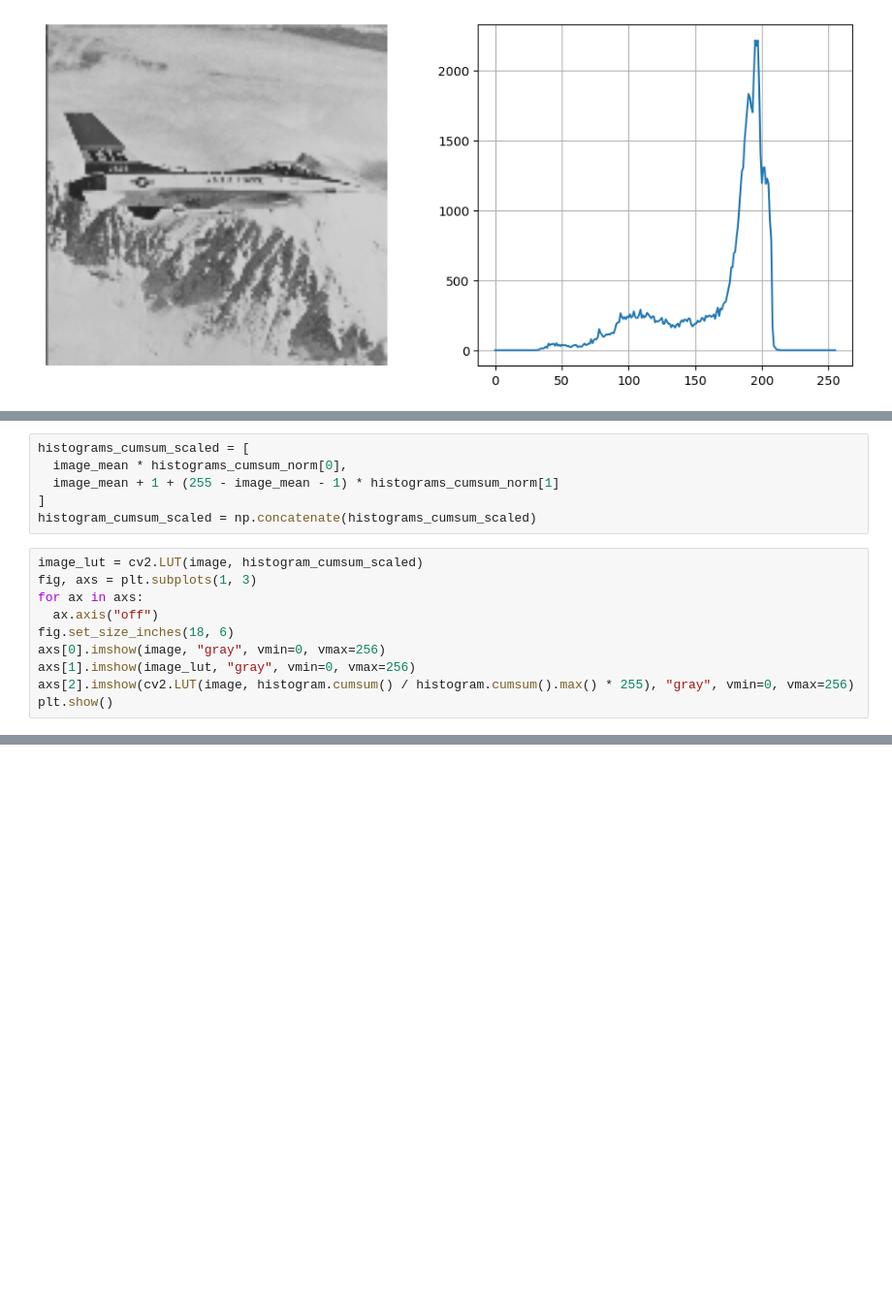
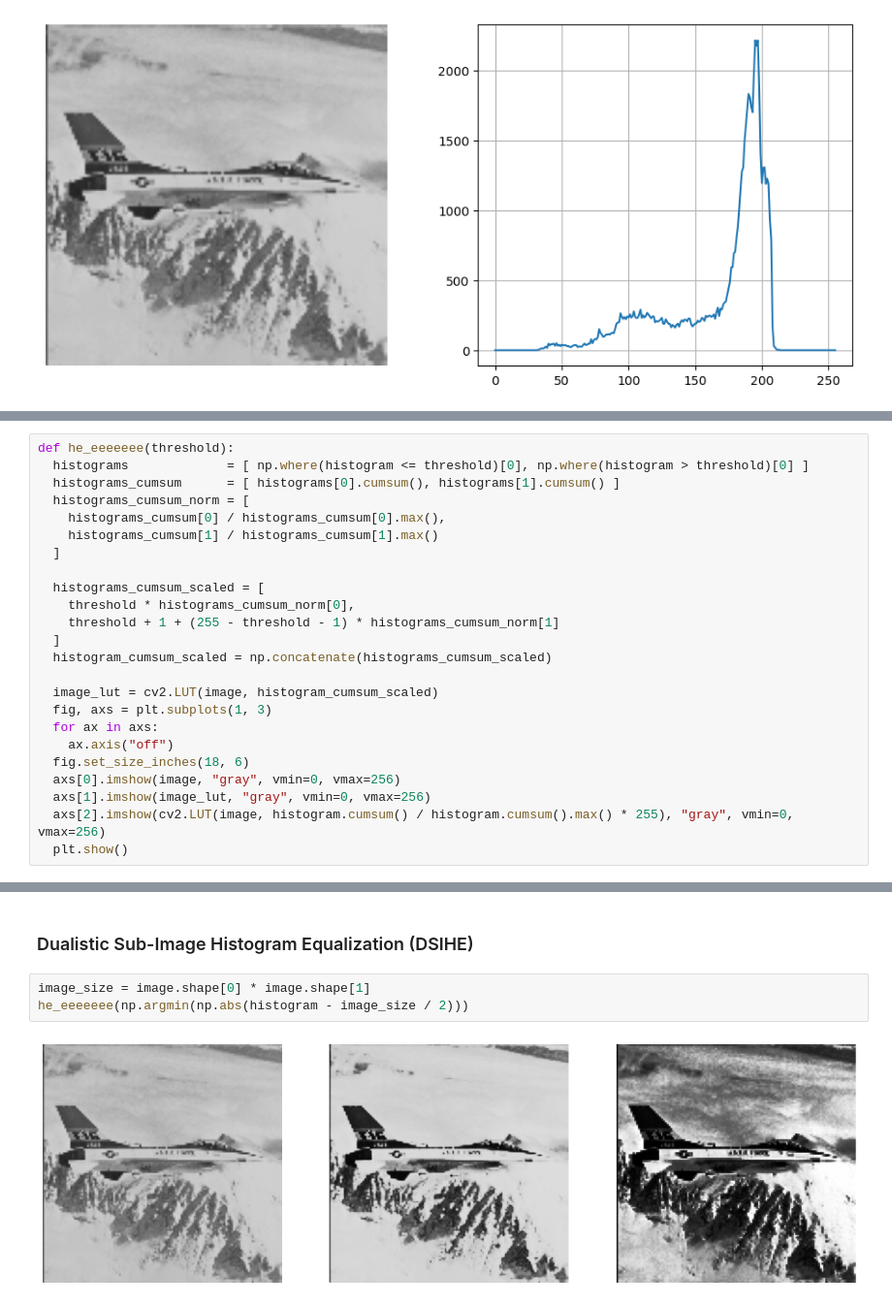
Before and after one commit to Szaroslav/introduction-to-digital-image-processing-agh-cs-course, a Jupyter notebook: lab3/lab3-home-assignment.ipynb, the cells around one changed output, grey strips where cells are left out. Shown at 97% size. Saved outputs shown, nothing was run; the diff lists cells and outputs as text; blank space fills up the shorter version.

Commit message:
[Laboratory 3] Add DSIHE

```diff
--- a/lab3/lab3-home-assignment.ipynb
+++ b/lab3/lab3-home-assignment.ipynb
@@ -76,16 +66,24 @@ histograms_cumsum_norm = [
-# %%
-histograms_cumsum_scaled = [
-  image_mean * histograms_cumsum_norm[0],
-  image_mean + 1 + (255 - image_mean - 1) * histograms_cumsum_norm[1]
-]
-histogram_cumsum_scaled = np.concatenate(histograms_cumsum_scaled)
 # %%
-image_lut = cv2.LUT(image, histogram_cumsum_scaled)
-fig, axs = plt.subplots(1, 3)
-for ax in axs:
-  ax.axis("off")
-fig.set_size_inches(18, 6)
-axs[0].imshow(image, "gray", vmin=0, vmax=256)
-axs[1].imshow(image_lut, "gray", vmin=0, vmax=256)
-axs[2].imshow(cv2.LUT(image, histogram.cumsum() / histogram.cumsum().max() * 255), "gray", vmin=0, vmax=256)
-plt.show()
+def he_eeeeeee(threshold):
+  histograms             = [ np.where(histogram <= threshold)[0], np.where(histogram > threshold)[0] ]
+  histograms_cumsum      = [ histograms[0].cumsum(), histograms[1].cumsum() ]
+  histograms_cumsum_norm = [
+    histograms_cumsum[0] / histograms_cumsum[0].max(),
+    histograms_cumsum[1] / histograms_cumsum[1].max()
+  ]
+
+  histograms_cumsum_scaled = [
+    threshold * histograms_cumsum_norm[0],
+    threshold + 1 + (255 - threshold - 1) * histograms_cumsum_norm[1]
+  ]
+  histogram_cumsum_scaled = np.concatenate(histograms_cumsum_scaled)
+
+  image_lut = cv2.LUT(image, histogram_cumsum_scaled)
+  fig, axs = plt.subplots(1, 3)
+  for ax in axs:
+    ax.axis("off")
+  fig.set_size_inches(18, 6)
+  axs[0].imshow(image, "gray", vmin=0, vmax=256)
+  axs[1].imshow(image_lut, "gray", vmin=0, vmax=256)
+  axs[2].imshow(cv2.LUT(image, histogram.cumsum() / histogram.cumsum().max() * 255), "gray", vmin=0, vmax=256)
+  plt.show()
@@ -93,0 +96,7 @@ plt.show()
+# %% [markdown]
+### Dualistic Sub-Image Histogram Equalization (DSIHE)
+# %%
+image_size = image.shape[0] * image.shape[1]
+he_eeeeeee(np.argmin(np.abs(histogram - image_size / 2)))
+# %% [output]
+[figure, added]
```
Also changed, not shown: parts of 5 cells of this notebook.
